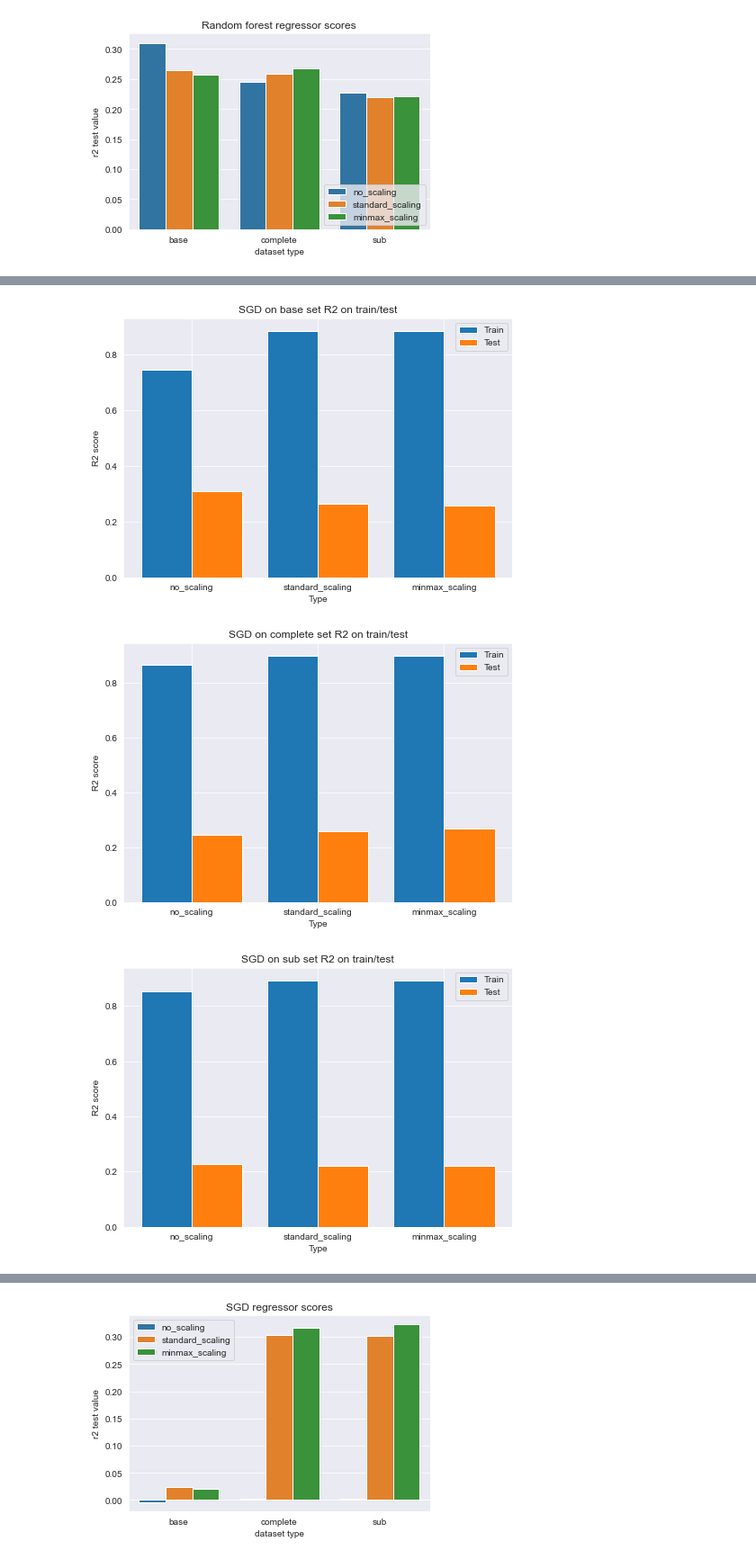
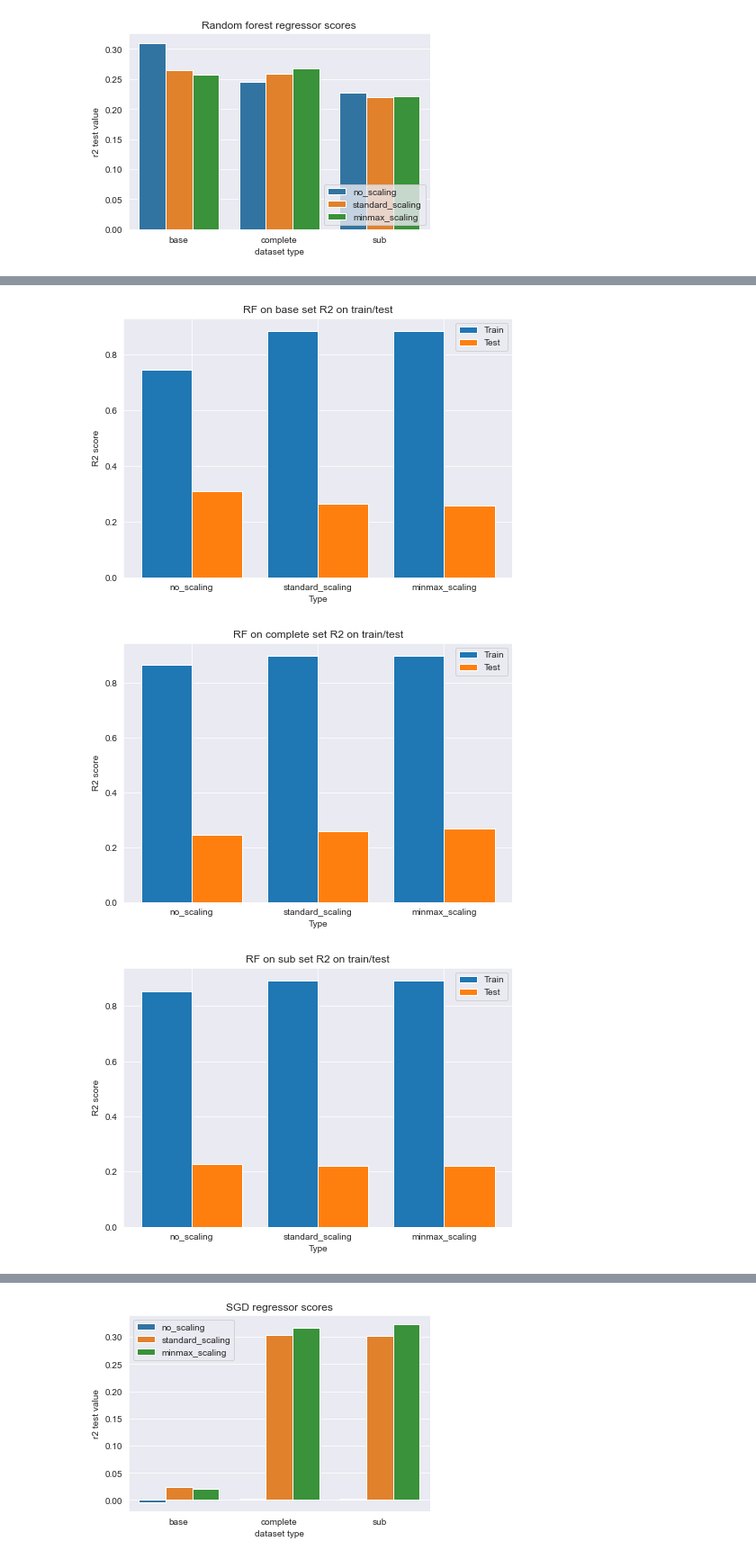
Before and after one commit to burububbu/context-aware-analysis, a Jupyter notebook: results_analysis.ipynb, the cells around one changed output, grey strips where cells are left out. Shown at 90% size. Saved outputs shown, nothing was run; the diff lists cells and outputs as text; code cells hidden in the pictures.

```diff
--- a/results_analysis.ipynb
+++ b/results_analysis.ipynb
@@ -54,8 +156,8 @@ plot_utils.grouped_bar_plot(x='dataset_type', y='r2_test', hue='preprocessing_ty
 # %%
 for set_type in subset_types:
     result = rf_results[rf_results['dataset_type'] == set_type]
-    plot_utils.train_test_bar_plot(result['r2_train'], result['r2_test'], preprocessing_types, 'R2 score', f'SGD on {set_type} set R2 on train/test')
+    plot_utils.train_test_bar_plot(result['r2_train'], result['r2_test'], preprocessing_types, 'R2 score', f'RF on {set_type} set R2 on train/test')
 # %% [output]
-[figure, old version]
+[figure, new version]
-[figure, old version]
+[figure, new version]
-[figure, old version]
+[figure, new version]
```
Also changed, not shown: parts of 37 cells of this notebook.
